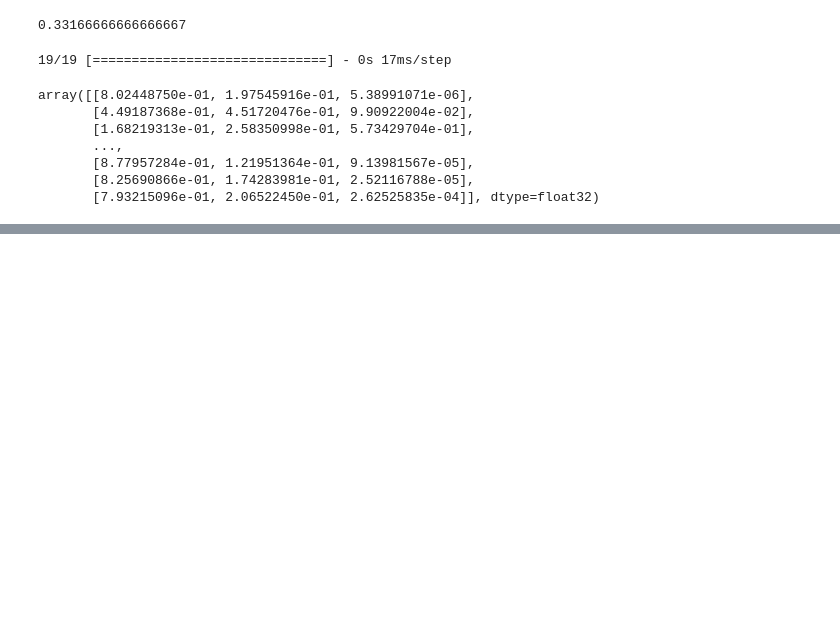
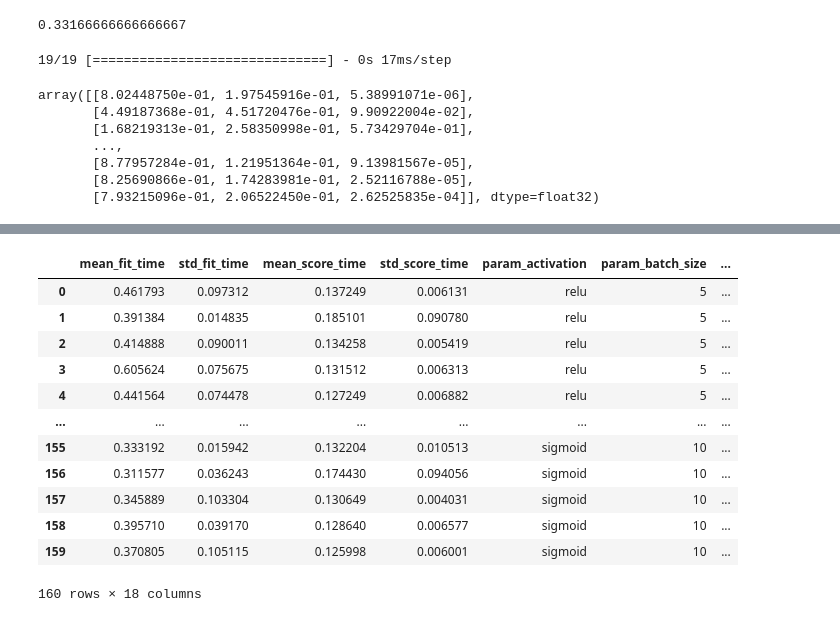
Before and after one commit to tsubasakawai2/nlp_project, a Jupyter notebook: lstm2_2.ipynb, the cells around one changed output, grey strips where cells are left out. Saved outputs shown, nothing was run; the diff lists cells and outputs as text; code cells hidden in the pictures; blank space fills up the shorter version.

```diff
--- a/lstm2_2.ipynb
+++ b/lstm2_2.ipynb
@@ -334,7 +349,8 @@ import pickle
 # with open('text_transformed_window_size15_sample_size1000.pickle', 'wb') as f:
 #     pickle.dump(text_transformed, f)
 
-text_transformed2 = pickle.load(open('/content/drive/MyDrive/Colab Notebooks/nlp_project/text_transformed_window_size15_sample_size1000.pickle', 'rb'))
+# text_transformed2 = pickle.load(open('/content/drive/MyDrive/Colab Notebooks/nlp_project/text_transformed_window_size15_sample_size1000.pickle', 'rb'))
+text_transformed2 = pickle.load(open('text_transformed_window_size15_sample_size1000.pickle', 'rb'))
 # %%
 category_vectors = []
 for level, vectors in text_transformed2.items():
@@ -904,0 +925,3 @@ array([[8.02448750e-01, 1.97545916e-01, 5.38991071e-06],
+# %%
+import pickle
+grid_cv_result = pickle.load(open('gridcv_result.pickle', 'rb'))
@@ -904,0 +988,18 @@ array([[8.02448750e-01, 1.97545916e-01, 5.38991071e-06],
+# %%
+import pandas as pd
+df = pd.DataFrame(grid_cv_result)
+df
+# %% [output]
+|  | mean_fit_time | std_fit_time | mean_score_time | std_score_time | param_activation | param_batch_size | ... |
+| 0 | 0.461793 | 0.097312 | 0.137249 | 0.006131 | relu | 5 | ... |
+| 1 | 0.391384 | 0.014835 | 0.185101 | 0.090780 | relu | 5 | ... |
+| 2 | 0.414888 | 0.090011 | 0.134258 | 0.005419 | relu | 5 | ... |
+| 3 | 0.605624 | 0.075675 | 0.131512 | 0.006313 | relu | 5 | ... |
+| 4 | 0.441564 | 0.074478 | 0.127249 | 0.006882 | relu | 5 | ... |
+| ... | ... | ... | ... | ... | ... | ... | ... |
+| 155 | 0.333192 | 0.015942 | 0.132204 | 0.010513 | sigmoid | 10 | ... |
+| 156 | 0.311577 | 0.036243 | 0.174430 | 0.094056 | sigmoid | 10 | ... |
+| 157 | 0.345889 | 0.103304 | 0.130649 | 0.004031 | sigmoid | 10 | ... |
+| 158 | 0.395710 | 0.039170 | 0.128640 | 0.006577 | sigmoid | 10 | ... |
+| 159 | 0.370805 | 0.105115 | 0.125998 | 0.006001 | sigmoid | 10 | ... |
+160 rows × 18 columns
```
Also changed, not shown: parts of 29 cells of this notebook.
